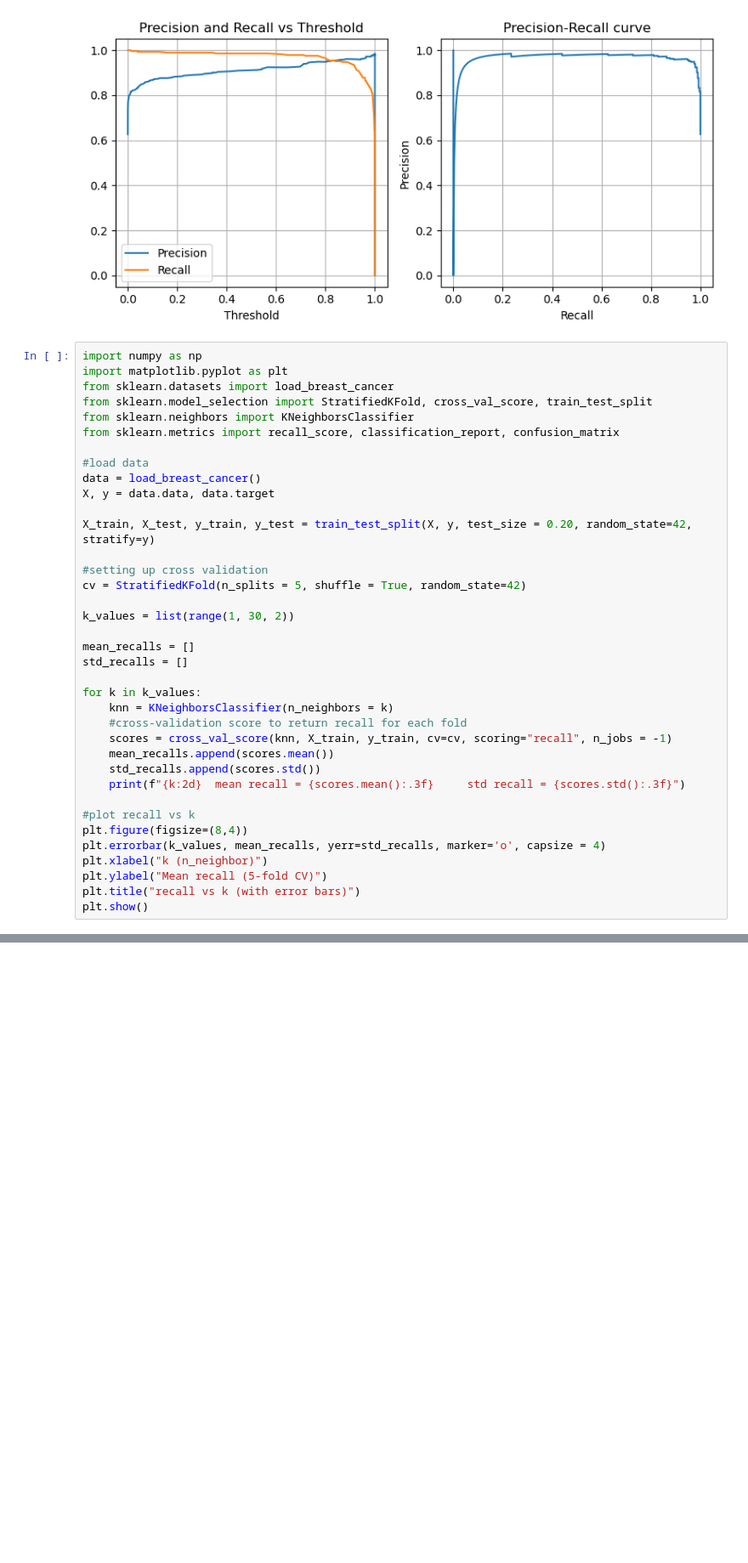
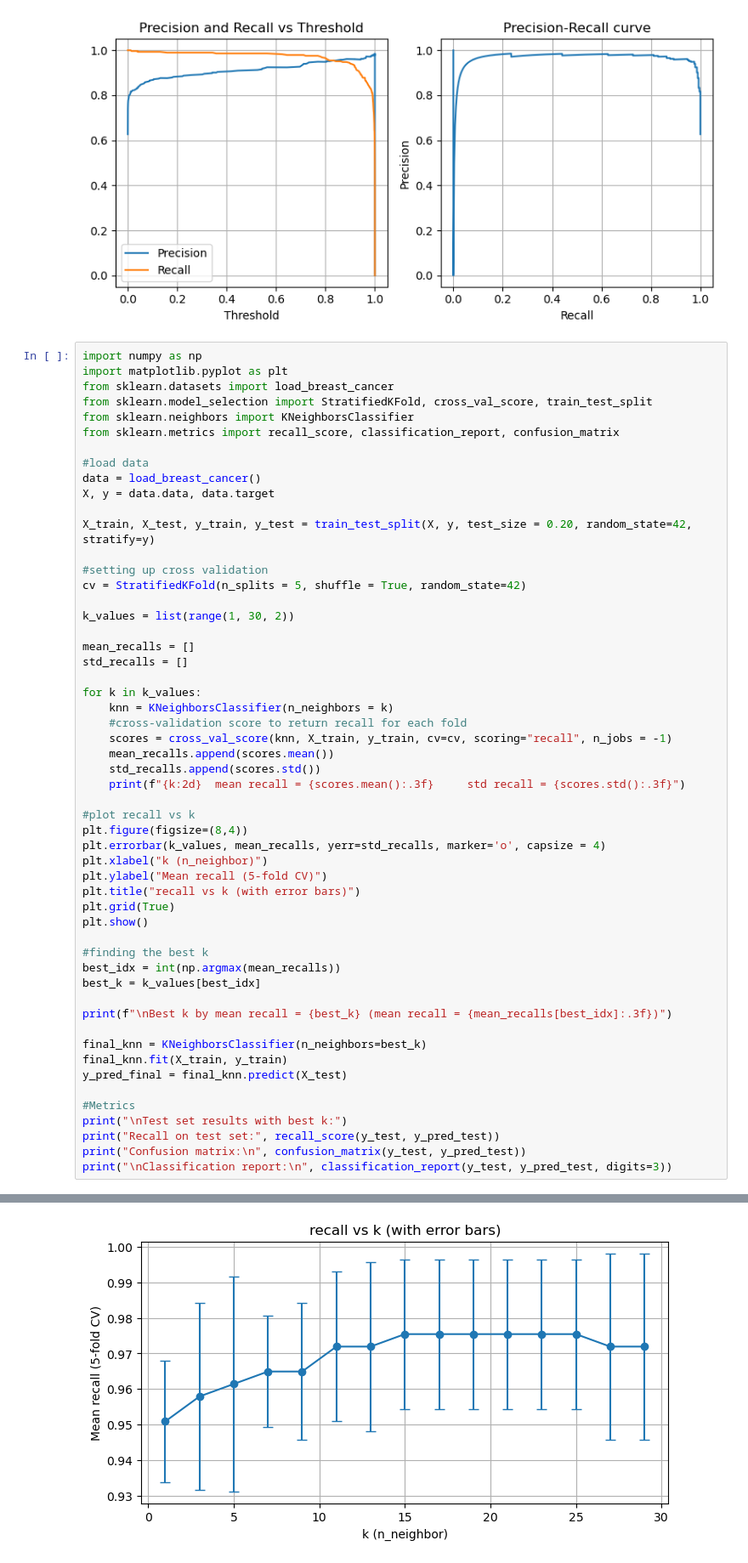
Before and after one commit to niyibizimadeit/Basic-Data-Analytics, a Jupyter notebook: breastcancer.ipynb, the cells around one changed output, grey strips where cells are left out. Shown at 85% size. Drawn from its saved outputs; the diff is of its cells as text; blank space fills up the shorter version.

```diff
--- a/breastcancer.ipynb
+++ b/breastcancer.ipynb
@@ -142,7 +142,24 @@ plt.errorbar(k_values, mean_recalls, yerr=std_recalls, marker='o', capsize = 4)
 plt.xlabel("k (n_neighbor)")
 plt.ylabel("Mean recall (5-fold CV)")
 plt.title("recall vs k (with error bars)")
+plt.grid(True)
 plt.show()
+
+#finding the best k
+best_idx = int(np.argmax(mean_recalls))
+best_k = k_values[best_idx]
+
+print(f"\nBest k by mean recall = {best_k} (mean recall = {mean_recalls[best_idx]:.3f})")
+
+final_knn = KNeighborsClassifier(n_neighbors=best_k)
+final_knn.fit(X_train, y_train)
+y_pred_final = final_knn.predict(X_test)
+
+#Metrics
+print("\nTest set results with best k:")
+print("Recall on test set:", recall_score(y_test, y_pred_test))
+print("Confusion matrix:\n", confusion_matrix(y_test, y_pred_test))
+print("\nClassification report:\n", classification_report(y_test, y_pred_test, digits=3))
 # %% [output]
  1  mean recall = 0.951     std recall = 0.017
  3  mean recall = 0.958     std recall = 0.026
@@ -156,0 +179 @@ plt.show()
+[figure, added]
```
Also changed, not shown: parts of 1 cell of this notebook.
